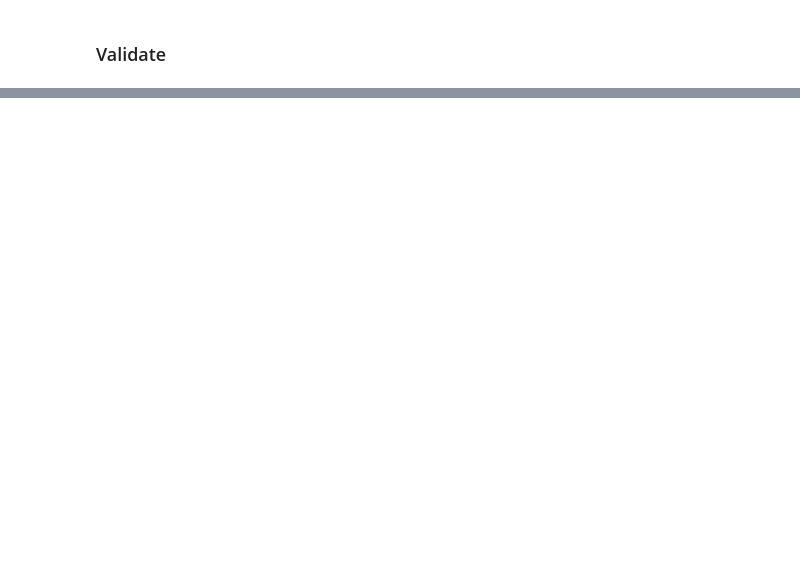
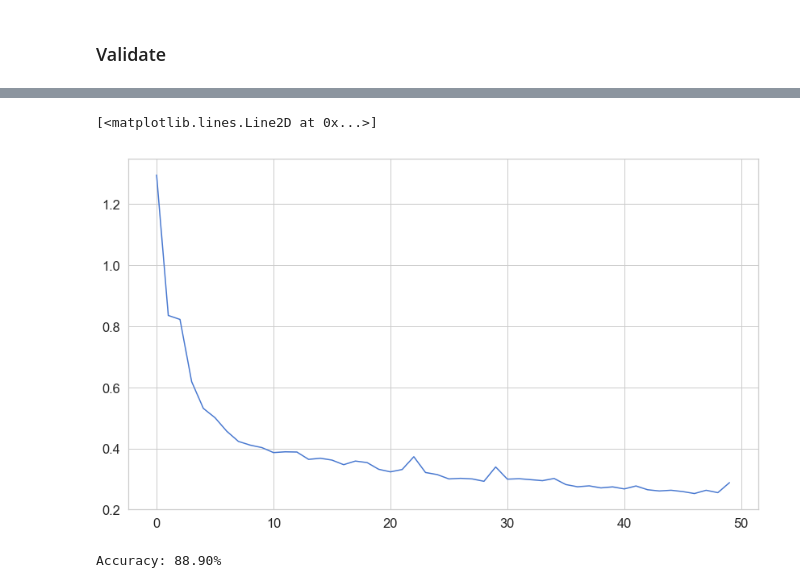
Before and after one commit to PacktPublishing/Deep-Reinforcement-with-PyTorch-and-TensorFlow, a Jupyter notebook: notebooks/recurrent_pytorch/many_to_one.ipynb, the cells around one changed output, grey strips where cells are left out. Cells and saved outputs as stored; diff of their text form; code cells hidden in the pictures; blank space fills up the shorter version.

```diff
--- a/notebooks/recurrent_pytorch/many_to_one.ipynb
+++ b/notebooks/recurrent_pytorch/many_to_one.ipynb
@@ -244,0 +289,50 @@ Accuracy: 95.02%
+# %%
+loss_fn = nn.NLLLoss()
+optimizer = torch.optim.Adam(action_model.parameters(), lr=0.01)
+
+accuracies, max_accuracy = [], 0
+all_losses = []
+for x in trange(N_EPOCHS):
+    #print('Epoch: {}'.format(x))
+    for batch_idx, samples in enumerate(train_loader):
+        # Get model inputs and labels
+        X = samples[0]; Y = samples[1]
+        Y_class = torch.max(Y, 1)[1]
+        optimizer.zero_grad()
+        predictions = action_model(X)
+
+        # Calculate loss.
+        loss = loss_fn(predictions, Y_class)
+        #print('Loss: {:6.4f}'.format(loss.item()))
+        # Backpropagate
+        loss.backward()
+        # Update weights
+        optimizer.step()
+    all_losses.append(loss.item())
+    #print('Loss: {:6.4f}'.format(loss.item()))
+
+# Plot loss graph
+plt.figure()
+plt.plot(all_losses)
+# %% [output]
+[<matplotlib.lines.Line2D at 0x...>]
+[figure, added]
+# %%
+with torch.no_grad():
+        matches, total = 0, 0
+        for batch_idx, samples in enumerate(test_loader):
+            # Get model inputs and labels
+            X = samples[0]; Y = samples[1]
+            Y_class = torch.max(Y, 1)[1]
+            predictions = action_model(X)
+            # Choose the letter with the maximum probability
+            _, batch_out = predictions.max(dim=-1)
+            # Remove fake dimension
+            #batch_out = batch_out.squeeze(1)
+            # Calculate accuracy
+            matches += torch.eq(batch_out, Y_class).sum().item()
+            total += torch.numel(batch_out)
+        accuracy = matches / total
+        print('Accuracy: {:4.2f}%'.format(accuracy * 100))
+# %% [output]
+Accuracy: 88.90%
```
Also changed, not shown: parts of 6 cells of this notebook.
